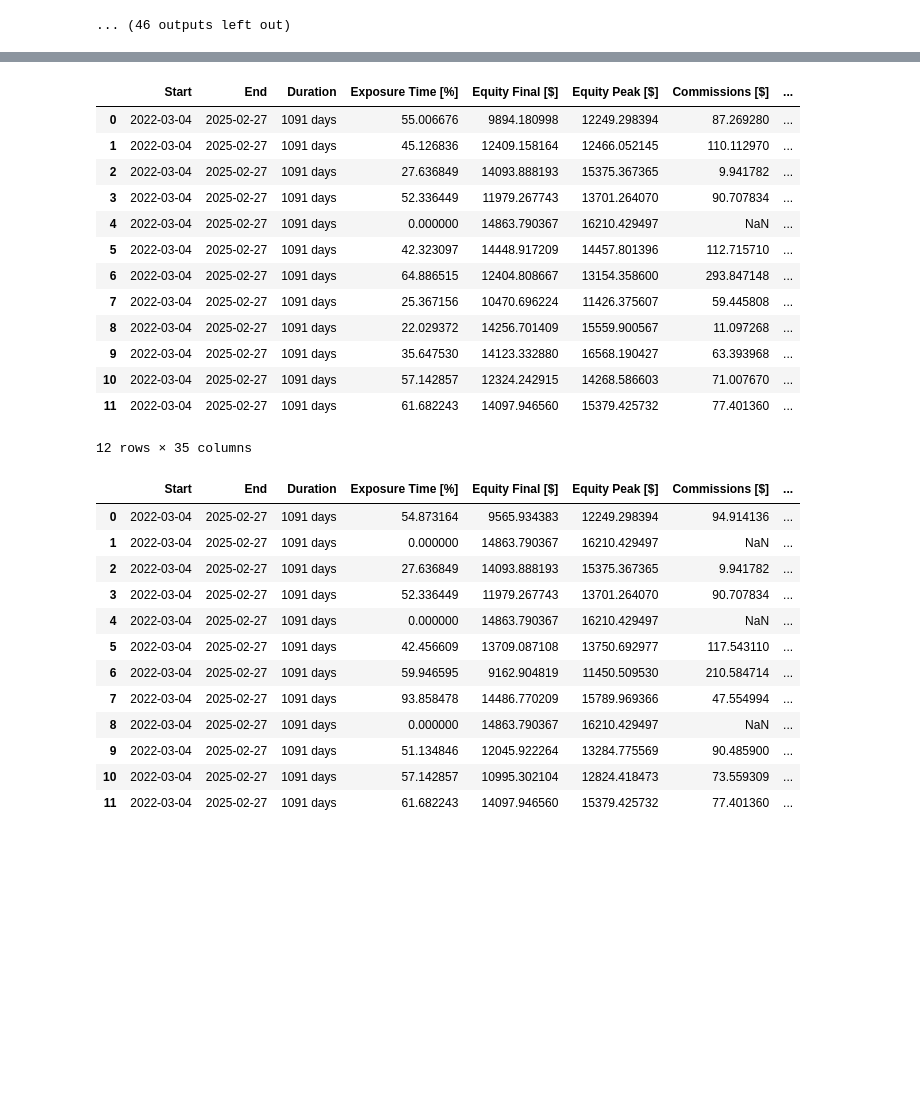
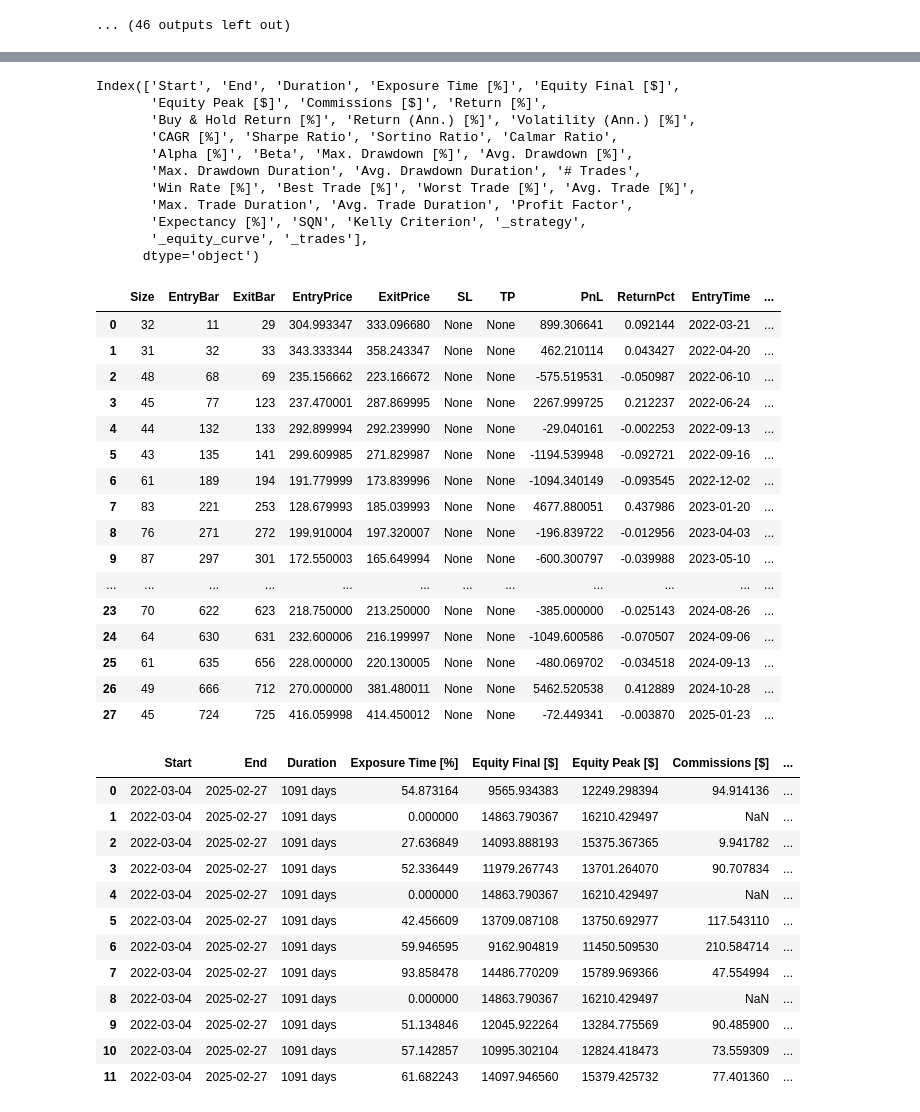
Before and after one commit to SacSresta/Research, a Jupyter notebook: notebook/stage_07_backtesting_model.ipynb, the cells around one changed output, grey strips where cells are left out. Drawn from its saved outputs; the diff is of its cells as text; code cells hidden in the pictures; blank space fills up the shorter version.

```diff
--- a/notebook/stage_07_backtesting_model.ipynb
+++ b/notebook/stage_07_backtesting_model.ipynb
@@ -333,20 +794,37 @@ random_df = pd.DataFrame(stats_l)
 # %%
-normal_df
+normal_df.columns
 # %% [output]
-|  | Start | End | Duration | Exposure Time [%] | Equity Final [$] | Equity Peak [$] | Commissions [$] | ... |
-| 0 | 2022-03-04 | 2025-02-27 | 1091 days | 55.006676 | 9894.180998 | 12249.298394 | 87.269280 | ... |
-| 1 | 2022-03-04 | 2025-02-27 | 1091 days | 45.126836 | 12409.158164 | 12466.052145 | 110.112970 | ... |
-| 2 | 2022-03-04 | 2025-02-27 | 1091 days | 27.636849 | 14093.888193 | 15375.367365 | 9.941782 | ... |
-| 3 | 2022-03-04 | 2025-02-27 | 1091 days | 52.336449 | 11979.267743 | 13701.264070 | 90.707834 | ... |
-| 4 | 2022-03-04 | 2025-02-27 | 1091 days | 0.000000 | 14863.790367 | 16210.429497 | NaN | ... |
-| 5 | 2022-03-04 | 2025-02-27 | 1091 days | 42.323097 | 14448.917209 | 14457.801396 | 112.715710 | ... |
-| 6 | 2022-03-04 | 2025-02-27 | 1091 days | 64.886515 | 12404.808667 | 13154.358600 | 293.847148 | ... |
-| 7 | 2022-03-04 | 2025-02-27 | 1091 days | 25.367156 | 10470.696224 | 11426.375607 | 59.445808 | ... |
-| 8 | 2022-03-04 | 2025-02-27 | 1091 days | 22.029372 | 14256.701409 | 15559.900567 | 11.097268 | ... |
-| 9 | 2022-03-04 | 2025-02-27 | 1091 days | 35.647530 | 14123.332880 | 16568.190427 | 63.393968 | ... |
-| 10 | 2022-03-04 | 2025-02-27 | 1091 days | 57.142857 | 12324.242915 | 14268.586603 | 71.007670 | ... |
-| 11 | 2022-03-04 | 2025-02-27 | 1091 days | 61.682243 | 14097.946560 | 15379.425732 | 77.401360 | ... |
-12 rows × 35 columns
+Index(['Start', 'End', 'Duration', 'Exposure Time [%]', 'Equity Final [$]',
+       'Equity Peak [$]', 'Commissions [$]', 'Return [%]',
+       'Buy & Hold Return [%]', 'Return (Ann.) [%]', 'Volatility (Ann.) [%]',
+       'CAGR [%]', 'Sharpe Ratio', 'Sortino Ratio', 'Calmar Ratio',
+       'Alpha [%]', 'Beta', 'Max. Drawdown [%]', 'Avg. Drawdown [%]',
+       'Max. Drawdown Duration', 'Avg. Drawdown Duration', '# Trades',
+       'Win Rate [%]', 'Best Trade [%]', 'Worst Trade [%]', 'Avg. Trade [%]',
+       'Max. Trade Duration', 'Avg. Trade Duration', 'Profit Factor',
+       'Expectancy [%]', 'SQN', 'Kelly Criterion', '_strategy',
+       '_equity_curve', '_trades'],
+      dtype='object')
+# %%
+normal_df._trades[0]
+# %% [output]
+|  | Size | EntryBar | ExitBar | EntryPrice | ExitPrice | SL | TP | PnL | ReturnPct | EntryTime | ... |
+| 0 | 32 | 11 | 29 | 304.993347 | 333.096680 | None | None | 899.306641 | 0.092144 | 2022-03-21 | ... |
+| 1 | 31 | 32 | 33 | 343.333344 | 358.243347 | None | None | 462.210114 | 0.043427 | 2022-04-20 | ... |
+| 2 | 48 | 68 | 69 | 235.156662 | 223.166672 | None | None | -575.519531 | -0.050987 | 2022-06-10 | ... |
+| 3 | 45 | 77 | 123 | 237.470001 | 287.869995 | None | None | 2267.999725 | 0.212237 | 2022-06-24 | ... |
+| 4 | 44 | 132 | 133 | 292.899994 | 292.239990 | None | None | -29.040161 | -0.002253 | 2022-09-13 | ... |
+| 5 | 43 | 135 | 141 | 299.609985 | 271.829987 | None | None | -1194.539948 | -0.092721 | 2022-09-16 | ... |
+| 6 | 61 | 189 | 194 | 191.779999 | 173.839996 | None | None | -1094.340149 | -0.093545 | 2022-12-02 | ... |
+| 7 | 83 | 221 | 253 | 128.679993 | 185.039993 | None | None | 4677.880051 | 0.437986 | 2023-01-20 | ... |
+| 8 | 76 | 271 | 272 | 199.910004 | 197.320007 | None | None | -196.839722 | -0.012956 | 2023-04-03 | ... |
+| 9 | 87 | 297 | 301 | 172.550003 | 165.649994 | None | None | -600.300797 | -0.039988 | 2023-05-10 | ... |
+| ... | ... | ... | ... | ... | ... | ... | ... | ... | ... | ... | ... |
+| 23 | 70 | 622 | 623 | 218.750000 | 213.250000 | None | None | -385.000000 | -0.025143 | 2024-08-26 | ... |
+| 24 | 64 | 630 | 631 | 232.600006 | 216.199997 | None | None | -1049.600586 | -0.070507 | 2024-09-06 | ... |
+| 25 | 61 | 635 | 656 | 228.000000 | 220.130005 | None | None | -480.069702 | -0.034518 | 2024-09-13 | ... |
+| 26 | 49 | 666 | 712 | 270.000000 | 381.480011 | None | None | 5462.520538 | 0.412889 | 2024-10-28 | ... |
+| 27 | 45 | 724 | 725 | 416.059998 | 414.450012 | None | None | -72.449341 | -0.003870 | 2025-01-23 | ... |
 # %%
 grid_df
 # %% [output]
```
Also changed, not shown: parts of 7 cells of this notebook, 56 other files.
